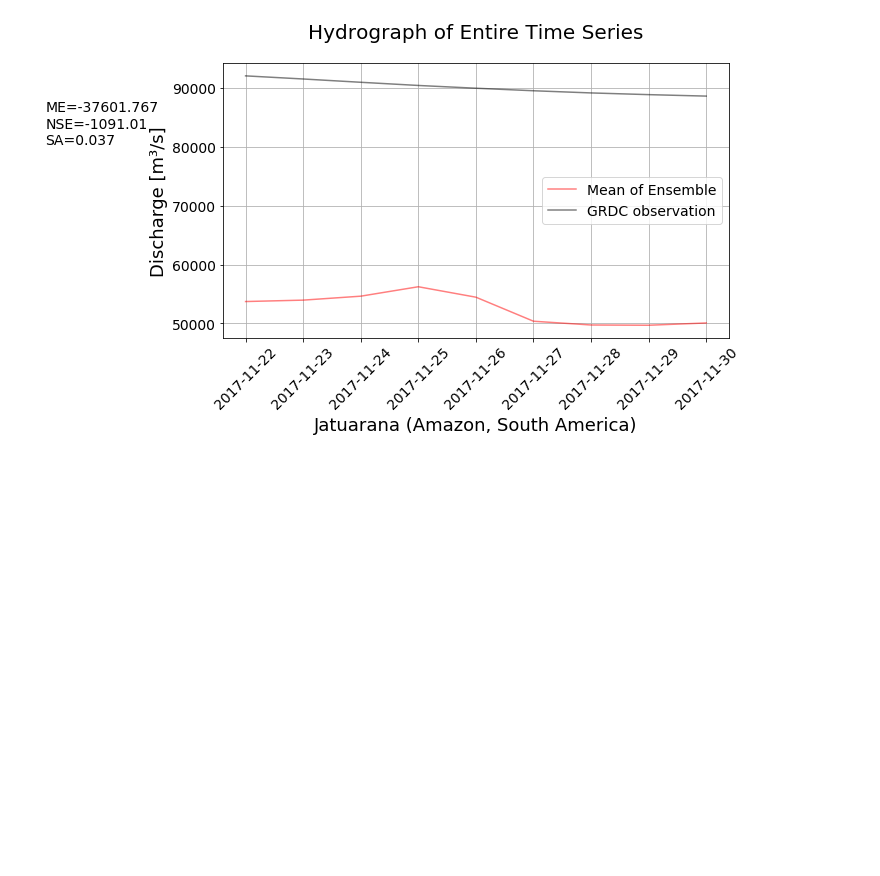
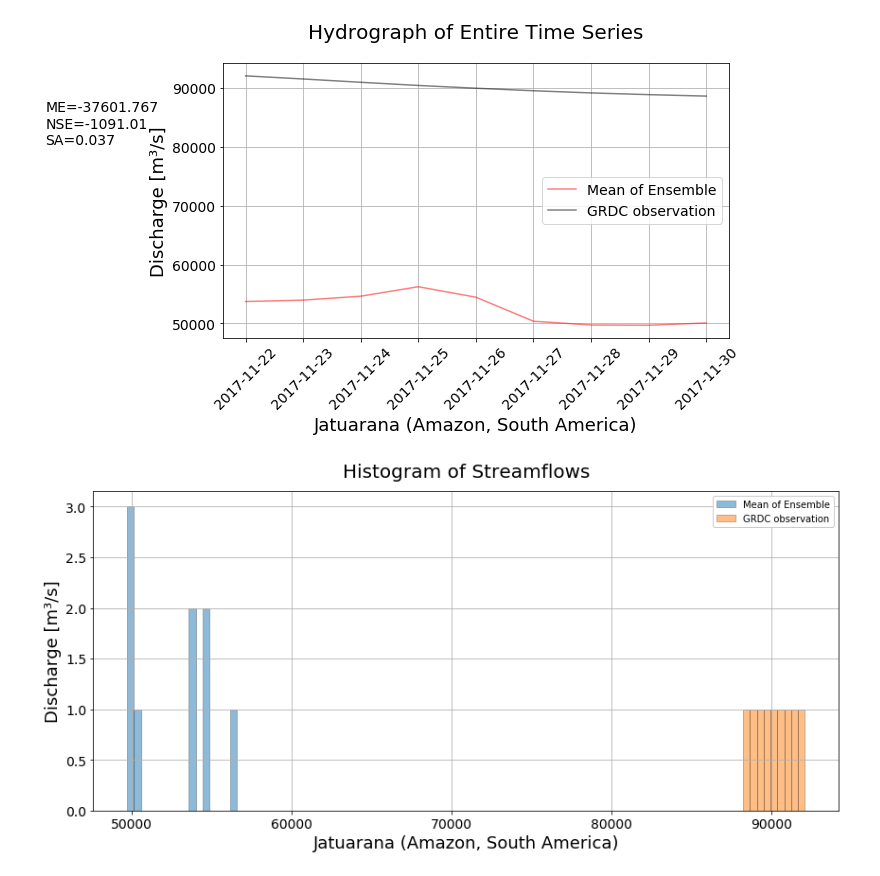
Before and after one commit to eWaterCycle/hydro-analyses, a Jupyter notebook: eosc_pilot/eosc_pilot_ensemble_analysis.ipynb, the cells around one changed output. Drawn from its saved outputs; the diff is of its cells as text; code cells hidden in the pictures; blank space fills up the shorter version.

Commit message:
added https://waderoberts123.github.io/Hydrostats/index.html visualizations and started on forecast skill

```diff
--- a/eosc_pilot/eosc_pilot_ensemble_analysis.ipynb
+++ b/eosc_pilot/eosc_pilot_ensemble_analysis.ipynb
@@ -212,3 +214,13 @@ hydrov.plot(merged_data_df=merged_df,
 plt.show()
 # %% [output]
 [figure]
+# %%
+hydrov.hist(merged_data_df=merged_df,
+    num_bins=100,
+    title='Histogram of Streamflows',
+    legend=('Mean of Ensemble', 'GRDC observation'),
+    labels=[graph_label, 'Discharge ['+stations[station_index].metadata["units"]+"]"],
+    grid=True)
+plt.show()
+# %% [output]
+[figure, added]
```
Also changed, not shown: parts of 8 cells of this notebook.
